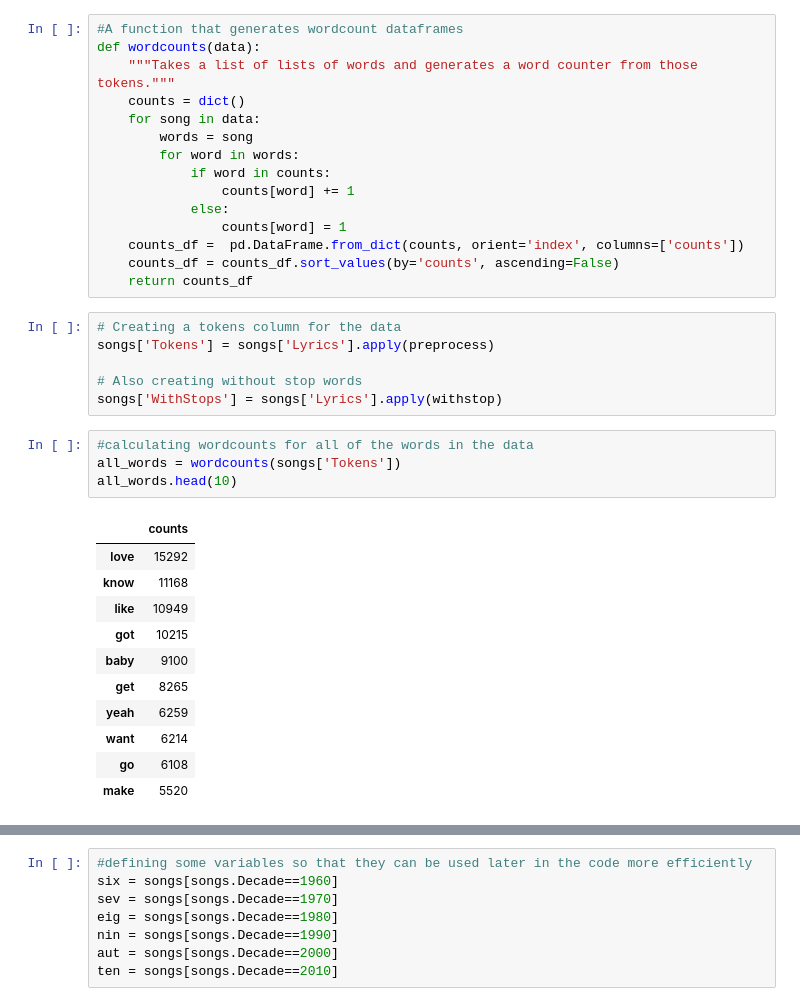
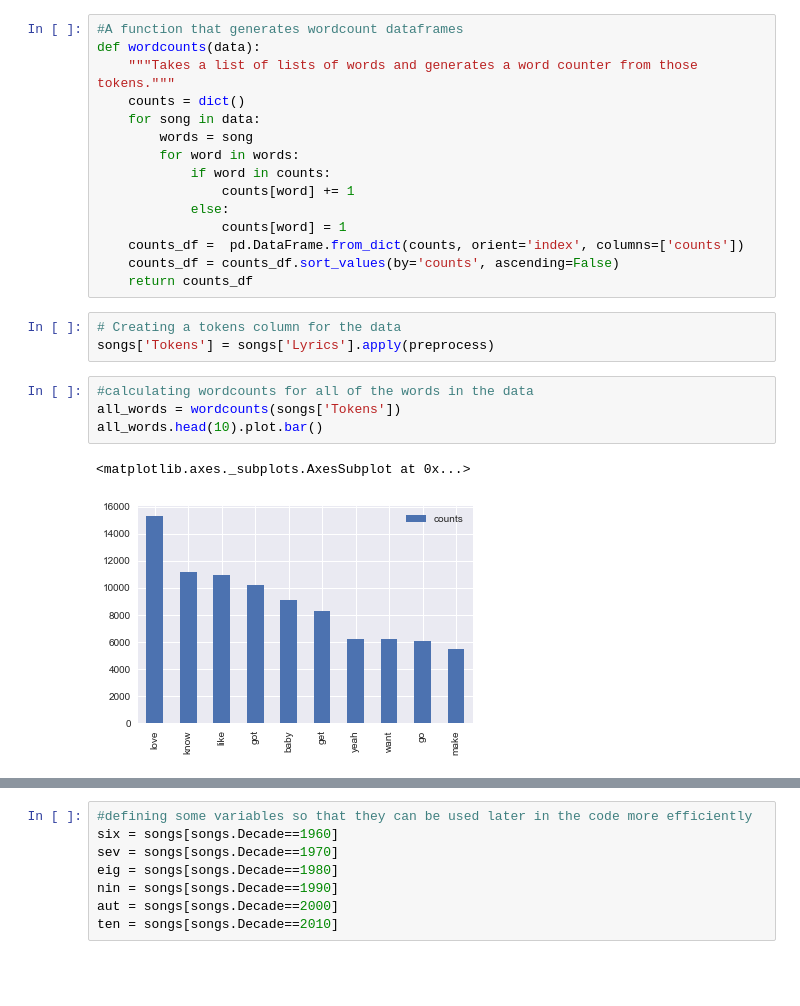
Before and after one commit to mbuck86/Capstone1, a Jupyter notebook: Data Story/Data Story Notebook.ipynb, the cells around one changed output, grey strips where cells are left out. Cells and saved outputs as stored; diff of their text form; blank space fills up the shorter version.

```diff
--- a/Data Story/Data Story Notebook.ipynb
+++ b/Data Story/Data Story Notebook.ipynb
@@ -140,22 +109,10 @@ def wordcounts(data):
 # %%
 # Creating a tokens column for the data
 songs['Tokens'] = songs['Lyrics'].apply(preprocess)
-
-# Also creating without stop words
-songs['WithStops'] = songs['Lyrics'].apply(withstop)
 # %%
 #calculating wordcounts for all of the words in the data
 all_words = wordcounts(songs['Tokens'])
-all_words.head(10)
+all_words.head(10).plot.bar()
 # %% [output]
-|  | counts |
-| love | 15292 |
-| know | 11168 |
-| like | 10949 |
-| got | 10215 |
-| baby | 9100 |
-| get | 8265 |
-| yeah | 6259 |
-| want | 6214 |
-| go | 6108 |
-| make | 5520 |
+<matplotlib.axes._subplots.AxesSubplot at 0x...>
+[figure, added]
```
Also changed, not shown: parts of 28 cells of this notebook.
